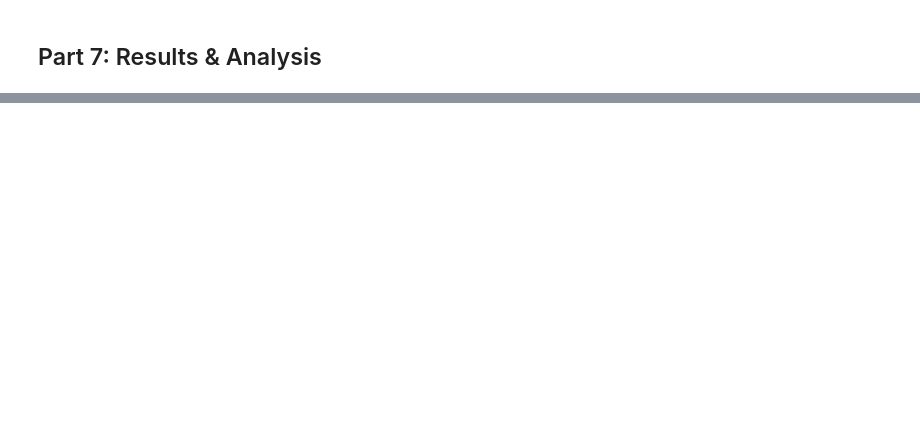
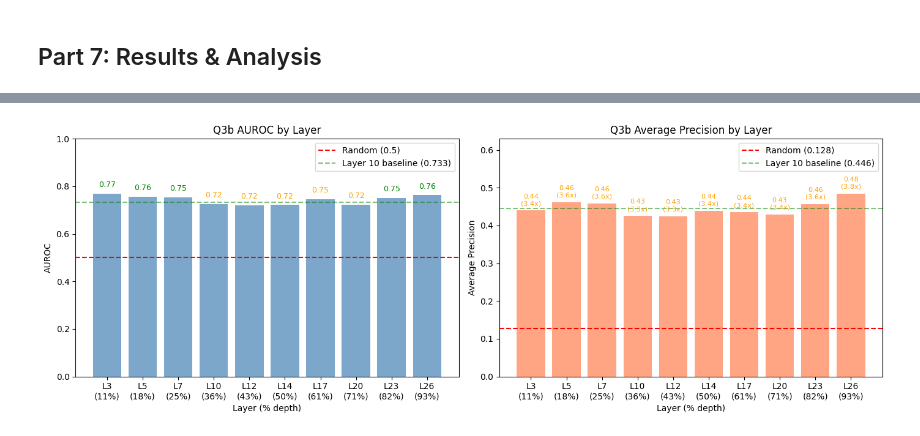
Before and after one commit to John-E-Fleming/AI-safety-research, a Jupyter notebook: mech-interp-projects/probe-based-faithfulness-detection/day12_hint_faithfulness_probes.ipynb, the cells around one changed output, grey strips where cells are left out. Saved outputs shown, nothing was run; the diff lists cells and outputs as text; code cells hidden in the pictures; blank space fills up the shorter version.

```diff
--- a/mech-interp-projects/probe-based-faithfulness-detection/day12_hint_faithfulness_probes.ipynb
+++ b/mech-interp-projects/probe-based-faithfulness-detection/day12_hint_faithfulness_probes.ipynb
@@ -583,24 +1002,25 @@ else:
 if len(unfaithful_hinted) >= MIN_SAMPLES:
     print("Training Q3b Faithfulness Probe")
     print("=" * 60)
-    print("⚠️ Using Stratified 5-Fold CV (better for imbalanced classes)")
+    print(f"Using Leave-One-Out CV (n={len(X_q3b)} iterations)")
 
     # Normalize
     scaler_q3b = StandardScaler()
     X_q3b_scaled = scaler_q3b.fit_transform(X_q3b)
 
-    # Stratified K-Fold
-    skf = StratifiedKFold(n_splits=5, shuffle=True, random_state=42)
+    # Leave-One-Out CV (better for small minority class)
+    loo = LeaveOneOut()
     clf_q3b = LogisticRegression(C=1.0, max_iter=1000, solver='lbfgs', class_weight='balanced')
 
-    y_pred_proba_q3b = cross_val_predict(clf_q3b, X_q3b_scaled, y_q3b, cv=skf, method='predict_proba')[:, 1]
+    # cross_val_predict with LOO
+    y_pred_proba_q3b = cross_val_predict(clf_q3b, X_q3b_scaled, y_q3b, cv=loo, method='predict_proba')[:, 1]
     y_pred_q3b = (y_pred_proba_q3b > 0.5).astype(int)
 
     # Metrics
     q3b_auroc = roc_auc_score(y_q3b, y_pred_proba_q3b)
     q3b_accuracy = accuracy_score(y_q3b, y_pred_q3b)
 
-    print(f"\n### Q3b Results (Stratified 5-Fold CV) ###")
+    print(f"\n### Q3b Results (Leave-One-Out CV) ###")
     print(f"AUROC: {q3b_auroc:.3f}")
     print(f"Accuracy: {q3b_accuracy:.1%}")
 
@@ -616,7 +1036,8 @@ if len(unfaithful_hinted) >= MIN_SAMPLES:
     unfaithful_scores_q3b = y_pred_proba_q3b[y_q3b == 1]
 
     print(f"\nScore Distributions:")
-    print(f"  Faithful (n={len(faithful_scores_q3b)}): mean={faithful_scores_q3b.mean():.3f}")
-    print(f"  Unfaithful (n={len(unfaithful_scores_q3b)}): mean={unfaithful_scores_q3b.mean():.3f}")
+    print(f"  Faithful (n={len(faithful_scores_q3b)}): mean={faithful_scores_q3b.mean():.3f}, std={faithful_scores_q3b.std():.3f}")
+    print(f"  Unfaithful (n={len(unfaithful_scores_q3b)}): mean={unfaithful_scores_q3b.mean():.3f}, std={unfaithful_scores_q3b.std():.3f}")
+    print(f"  Separation: {unfaithful_scores_q3b.mean() - faithful_scores_q3b.mean():.3f}")
 else:
     print("Cannot train Q3b probe - insufficient unfaithful examples.")
@@ -713,0 +1505,64 @@ else:
+# %%
+# Part 8.3: Visualize Q3b Layer Sweep
+
+import matplotlib.pyplot as plt
+
+if q3b_layer_results:
+    fig, axes = plt.subplots(1, 2, figsize=(14, 5))
+
+    layers = [r['layer'] for r in q3b_layer_results]
+    depth_pcts = [r['depth_pct'] for r in q3b_layer_results]
+    aurocs = [r['auroc'] for r in q3b_layer_results]
+    aps = [r['ap'] for r in q3b_layer_results]
+    lifts = [r['lift'] for r in q3b_layer_results]
+
+    # AUROC by layer
+    ax1 = axes[0]
+    bars1 = ax1.bar(range(len(layers)), aurocs, color='steelblue', alpha=0.7)
+    ax1.axhline(y=0.5, color='red', linestyle='--', label='Random (0.5)')
+    ax1.axhline(y=0.733, color='green', linestyle='--', alpha=0.5, label='Layer 10 baseline (0.733)')
+    ax1.set_xticks(range(len(layers)))
+    ax1.set_xticklabels([f'L{l}\n({d:.0f}%)' for l, d in zip(layers, depth_pcts)])
+    ax1.set_xlabel('Layer (% depth)')
+    ax1.set_ylabel('AUROC')
+    ax1.set_title('Q3b AUROC by Layer')
+    ax1.set_ylim(0, 1)
+    ax1.legend()
+
+    # Add value labels
+    for i, (bar, val) in enumerate(zip(bars1, aurocs)):
+        color = 'green' if val > 0.75 else 'orange' if val > 0.6 else 'red'
+        ax1.text(bar.get_x() + bar.get_width()/2, bar.get_height() + 0.02,
+                f'{val:.2f}', ha='center', va='bottom', fontsize=9, color=color)
+
+    # AP by layer
+    ax2 = axes[1]
+    random_ap = q3b_layer_results[0]['n_samples']
+    random_ap = sum(1 for r in q3b_layer_results for _ in range(1)) / len(q3b_layer_results)  # placeholder
+    random_ap = len(unfaithful_hinted) / (len(faithful_hinted) + len(unfaithful_hinted))
+
+    bars2 = ax2.bar(range(len(layers)), aps, color='coral', alpha=0.7)
+    ax2.axhline(y=random_ap, color='red', linestyle='--', label=f'Random ({random_ap:.3f})')
+    ax2.axhline(y=0.446, color='green', linestyle='--', alpha=0.5, label='Layer 10 baseline (0.446)')
+    ax2.set_xticks(range(len(layers)))
+    ax2.set_xticklabels([f'L{l}\n({d:.0f}%)' for l, d in zip(layers, depth_pcts)])
+    ax2.set_xlabel('Layer (% depth)')
+    ax2.set_ylabel('Average Precision')
+    ax2.set_title('Q3b Average Precision by Layer')
+    ax2.set_ylim(0, max(aps) * 1.3)
+    ax2.legend()
+
+    # Add value labels with lift
+    for i, (bar, val, lift) in enumerate(zip(bars2, aps, lifts)):
+        color = 'green' if lift > 4 else 'orange' if lift > 2.5 else 'red'
+        ax2.text(bar.get_x() + bar.get_width()/2, bar.get_height() + 0.01,
+                f'{val:.2f}\n({lift:.1f}x)', ha='center', va='bottom', fontsize=8, color=color)
+
+    plt.tight_layout()
+    plt.savefig('q3b_layer_sweep.png', dpi=150, bbox_inches='tight')
+    plt.show()
+    print("Saved visualization to q3b_layer_sweep.png")
+else:
+    print("No results to visualize.")
+# %% [output]
+[figure, added]
```
Also changed, not shown: parts of 50 cells of this notebook.
